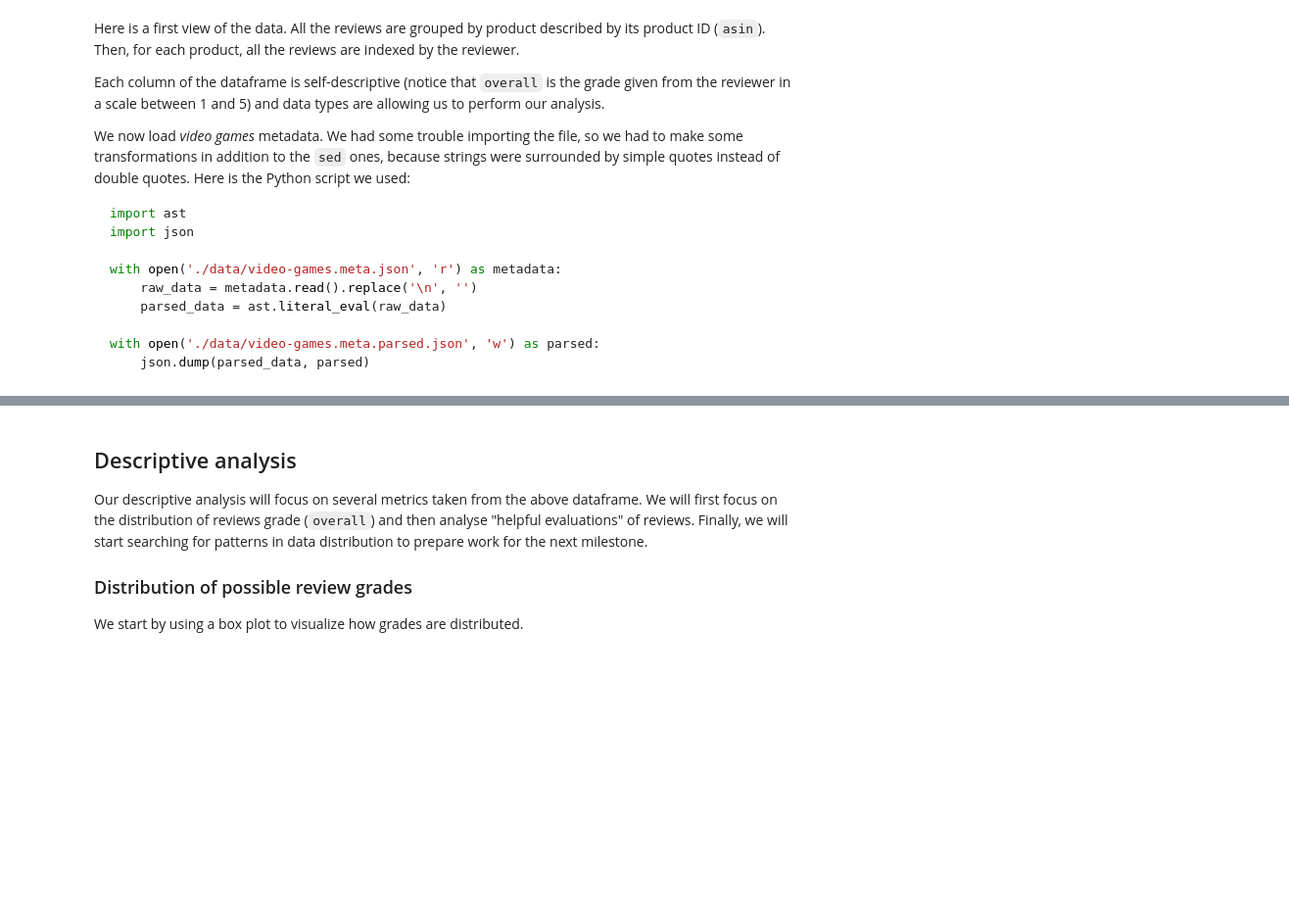
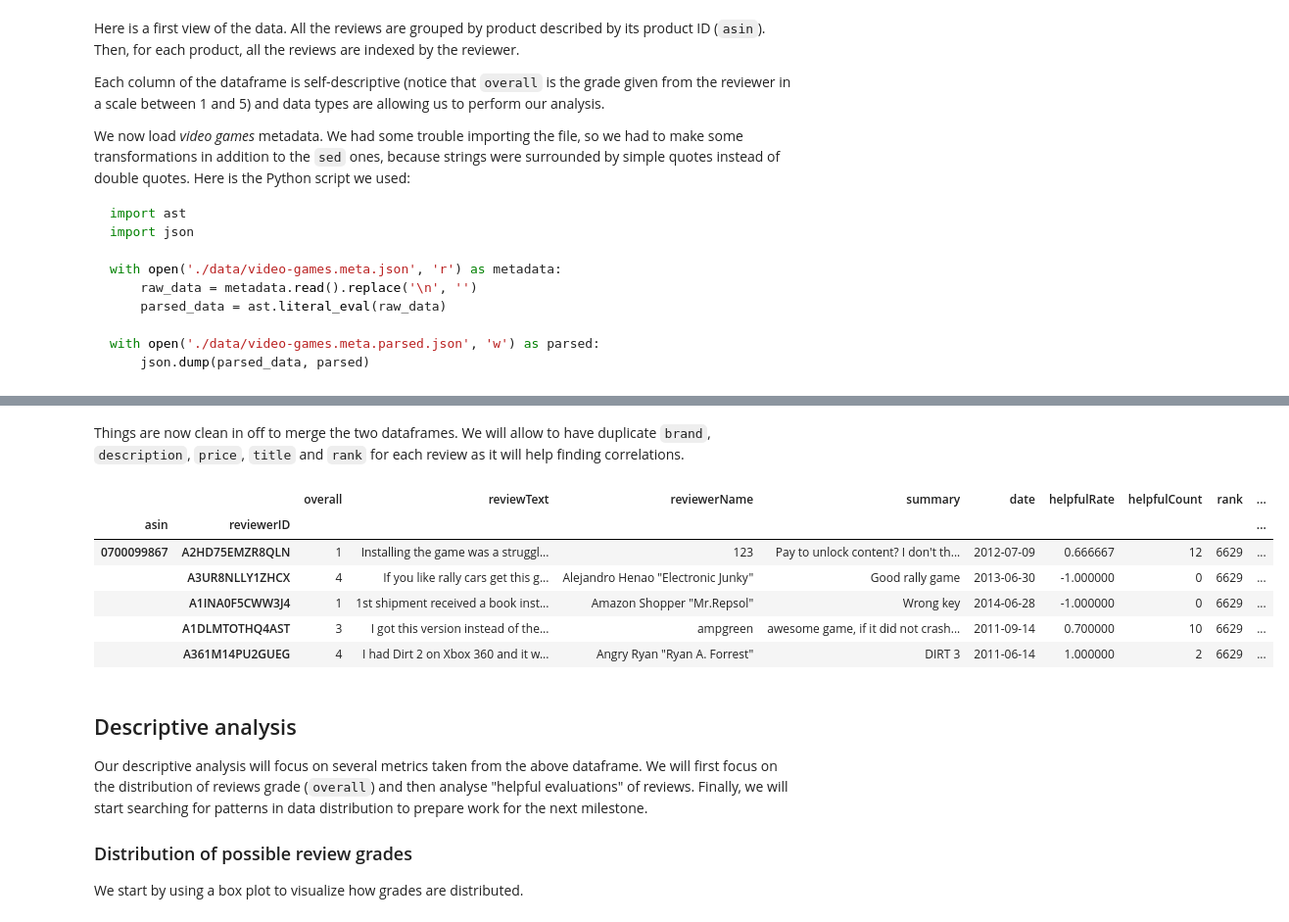
Before and after one commit to adamazon/adamazon-code, a Jupyter notebook: Project.ipynb, the cells around one changed output, grey strips where cells are left out. Shown at 98% size. Cells and saved outputs as stored; diff of their text form; code cells hidden in the pictures; blank space fills up the shorter version.

```diff
--- a/Project.ipynb
+++ b/Project.ipynb
@@ -138,3 +180,24 @@ video_games_meta.head()
+# %% [markdown]
+Things are now clean in off to merge the two dataframes. We will allow to have duplicate `brand`, `description`, `price`, `title` and `rank` for each review as it will help finding correlations.
+# %%
+# We concatenate our dataframes based on the product ID index
+video_games_ids = video_games.index.get_level_values('asin')
+
+video_games['rank'] = video_games_meta.loc[video_games_ids]['rank'].values
+video_games['description'] = video_games_meta.loc[video_games_ids]['description'].values
+video_games['price'] = video_games_meta.loc[video_games_ids]['price'].values
+video_games['title'] = video_games_meta.loc[video_games_ids]['title'].values
+video_games['brand'] = video_games_meta.loc[video_games_ids]['brand'].values
+
+video_games.head()
+# %% [output]
+|  |  | overall | reviewText | reviewerName | summary | date | helpfulRate | helpfulCount | rank | ... |
+| asin | reviewerID |  |  |  |  |  |  |  |  | ... |
+| 0700099867 | A2HD75EMZR8QLN | 1 | Installing the game was a struggl... | 123 | Pay to unlock content? I don't th... | 2012-07-09 | 0.666667 | 12 | 6629 | ... |
+|  | A3UR8NLLY1ZHCX | 4 | If you like rally cars get this g... | Alejandro Henao "Electronic Junky" | Good rally game | 2013-06-30 | -1.000000 | 0 | 6629 | ... |
+|  | A1INA0F5CWW3J4 | 1 | 1st shipment received a book inst... | Amazon Shopper "Mr.Repsol" | Wrong key | 2014-06-28 | -1.000000 | 0 | 6629 | ... |
+|  | A1DLMTOTHQ4AST | 3 | I got this version instead of the... | ampgreen | awesome game, if it did not crash... | 2011-09-14 | 0.700000 | 10 | 6629 | ... |
+|  | A361M14PU2GUEG | 4 | I had Dirt 2 on Xbox 360 and it w... | Angry Ryan "Ryan A. Forrest" | DIRT 3 | 2011-06-14 | 1.000000 | 2 | 6629 | ... |
 # %% [markdown]
 ## Descriptive analysis
 
```
Also changed, not shown: parts of 11 cells of this notebook.
